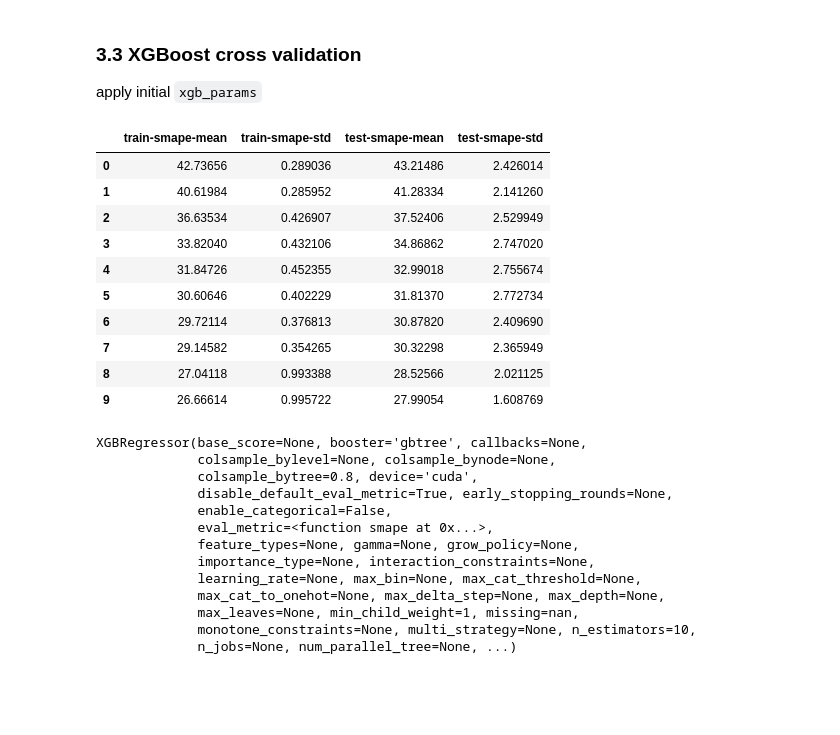
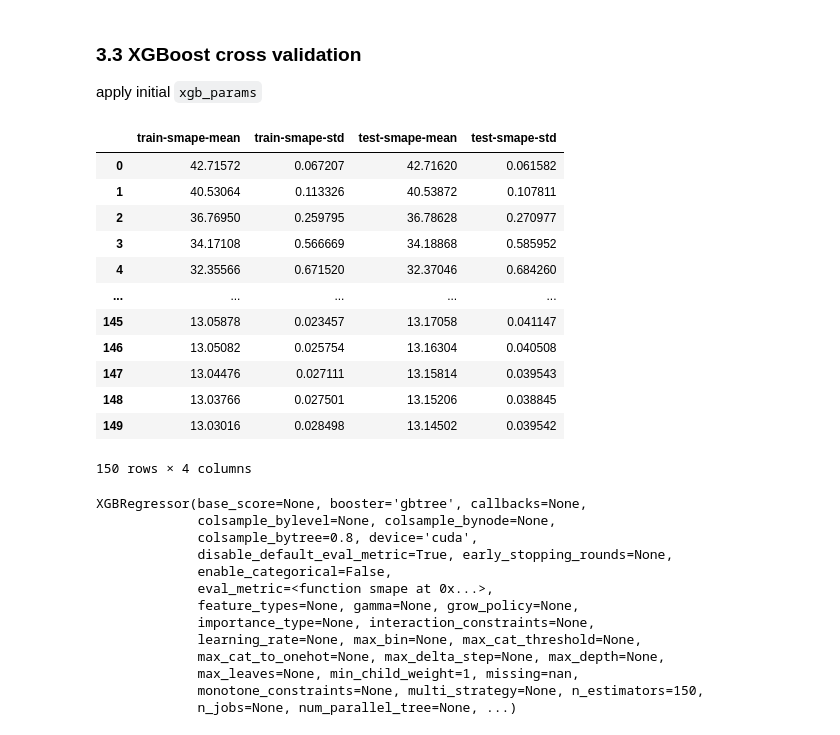
Before and after one commit to ryougishiki1999/MSAI6102Project, a Jupyter notebook: src/xgboost/xgboost.ipynb, the cells around one changed output. Cells and saved outputs as stored; diff of their text form; code cells hidden in the pictures; blank space fills up the shorter version.

```diff
--- a/src/xgboost/xgboost.ipynb
+++ b/src/xgboost/xgboost.ipynb
@@ -108,8 +108,8 @@ TREE_METHOD = "hist" # tree method of xgboost: auto=hist, exact, approx, hist
 ## Learning Task Parameters
 
 OBJECTIVE = "reg:squarederror" # objective of learning task
-NUM_BOOST_ROUND = 10 # default 10, equivalent to number of gradient boosted trees.
-EARLY_STOPPING_ROUNDS = 10
+num_boost_round = 150 # default 10, equivalent to number of gradient boosted trees.
+early_stopping_rounds = (lambda x: x//10)
 RANDOM_STATE = 214
 
 ## Booster parameters of XGBoost model
@@ -127,19 +127,21 @@ xgb_params = {
     # 'lambda': LAMBDA,
     # 'alpha': ALPHA,
     'tree_method': TREE_METHOD,
+    # 'n_estimators': NUM_BOOST_ROUND,
 }
 
 
 ## Parameters for XGBoost cross validation: xgb.cv()
 
 NFOLD = 5
-STRATIFIED = False # perform stratified sampling
+STRATIFIED = True # perform stratified sampling
 SHUFFLE = False
 AS_PANDAS = True # Return pd.DataFrame
 
 # Parmaeters for BayesianSearchCV
 
 CV = 3
+SCORING = None #'neg_mean_squared_error'
 # %% [markdown]
 ### 1.4 Load Train and Test datasets
 # %%
@@ -186,11 +188,14 @@ def create_features(raw_df: pd.DataFrame, label:str = None):
                 data_df.groupby(by=[FEATURE_STORE, FEATURE_ITEM])[LABEL].\
                     transform(lambda x: x.rolling(window=window, min_periods = MIN_PERIODS).median())
 
+    def create_one_hot_encoding(data_df: pd.DataFrame):
+        pass
 
     data_df = copy.deepcopy(raw_df)
     create_time_features(data_df)
     # create_lag_features(data_df)
     # create_rolling_mean_features(data_df)
+    create_one_hot_encoding(data_df)
 
     X_data = data_df.loc[:, all_feature_names]
 
@@ -255,34 +243,38 @@ apply initial `xgb_params`
 # %%
 eval_historys = xgb.cv(
     params=xgb_params,
     dtrain=dtrain,
-    num_boost_round=NUM_BOOST_ROUND,
-    # early_stopping_rounds=EARLY_STOPPING_ROUNDS,
+    num_boost_round=num_boost_round,
+    early_stopping_rounds=early_stopping_rounds(num_boost_round),
     nfold=NFOLD,
     seed=RANDOM_STATE,
     stratified=STRATIFIED,
     as_pandas=AS_PANDAS,
     shuffle=SHUFFLE,
     custom_metric=smape,
 )
 
 eval_historys
 # %% [output]
 |  | train-smape-mean | train-smape-std | test-smape-mean | test-smape-std |
-| 0 | 42.73656 | 0.289036 | 43.21486 | 2.426014 |
-| 1 | 40.61984 | 0.285952 | 41.28334 | 2.141260 |
-| 2 | 36.63534 | 0.426907 | 37.52406 | 2.529949 |
-| 3 | 33.82040 | 0.432106 | 34.86862 | 2.747020 |
-| 4 | 31.84726 | 0.452355 | 32.99018 | 2.755674 |
-| 5 | 30.60646 | 0.402229 | 31.81370 | 2.772734 |
-| 6 | 29.72114 | 0.376813 | 30.87820 | 2.409690 |
-| 7 | 29.14582 | 0.354265 | 30.32298 | 2.365949 |
-| 8 | 27.04118 | 0.993388 | 28.52566 | 2.021125 |
-| 9 | 26.66614 | 0.995722 | 27.99054 | 1.608769 |
+| 0 | 42.71572 | 0.067207 | 42.71620 | 0.061582 |
+| 1 | 40.53064 | 0.113326 | 40.53872 | 0.107811 |
+| 2 | 36.76950 | 0.259795 | 36.78628 | 0.270977 |
+| 3 | 34.17108 | 0.566669 | 34.18868 | 0.585952 |
+| 4 | 32.35566 | 0.671520 | 32.37046 | 0.684260 |
+| ... | ... | ... | ... | ... |
+| 145 | 13.05878 | 0.023457 | 13.17058 | 0.041147 |
+| 146 | 13.05082 | 0.025754 | 13.16304 | 0.040508 |
+| 147 | 13.04476 | 0.027111 | 13.15814 | 0.039543 |
+| 148 | 13.03766 | 0.027501 | 13.15206 | 0.038845 |
+| 149 | 13.03016 | 0.028498 | 13.14502 | 0.039542 |
+150 rows × 4 columns
 # %%
+
+
 xgb_regressor = \
     xgb.XGBRegressor(**xgb_params,
-                    n_estimators = NUM_BOOST_ROUND,
+                    n_estimators = num_boost_round,
                     eval_metric = smape,
                     random_state = RANDOM_STATE
                     )
@@ -300,7 +292,7 @@ XGBRegressor(base_score=None, booster='gbtree', callbacks=None,
              learning_rate=None, max_bin=None, max_cat_threshold=None,
              max_cat_to_onehot=None, max_delta_step=None, max_depth=None,
              max_leaves=None, min_child_weight=1, missing=nan,
-             monotone_constraints=None, multi_strategy=None, n_estimators=10,
+             monotone_constraints=None, multi_strategy=None, n_estimators=150,
              n_jobs=None, num_parallel_tree=None, ...)
 # %%
 predictions = xgb_regressor.predict(X_train)
```
Also changed, not shown: parts of 7 cells of this notebook, 1 other file.
